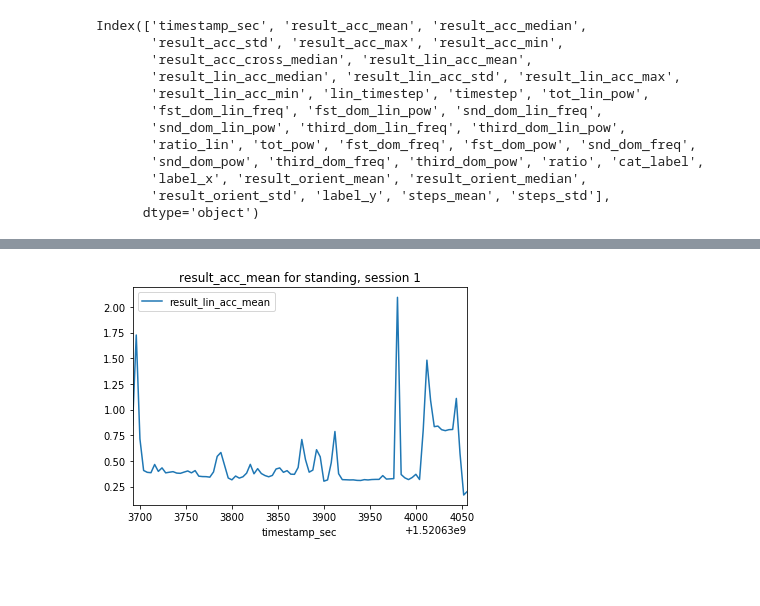
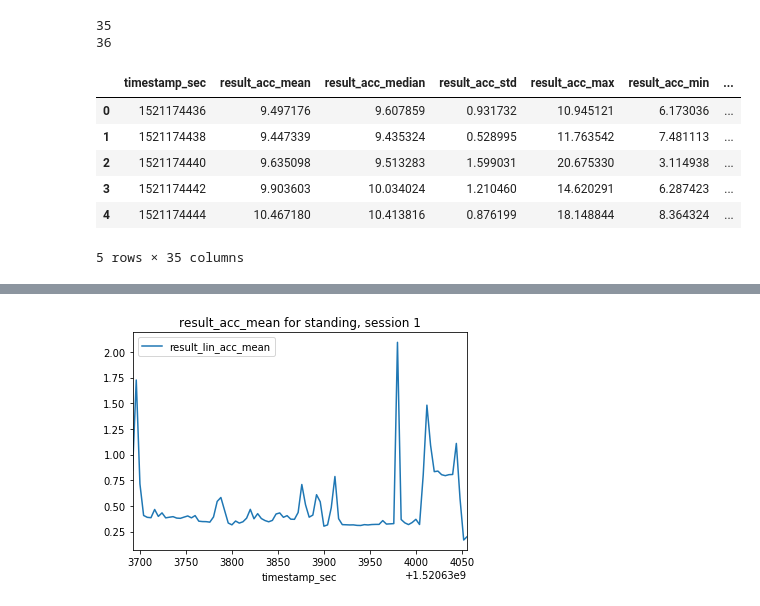
Before and after one commit to rac040/CS205, a Jupyter notebook: data-vis.ipynb, the cells around one changed output, grey strips where cells are left out. Saved outputs shown, nothing was run; the diff lists cells and outputs as text; code cells hidden in the pictures; blank space fills up the shorter version.

```diff
--- a/data-vis.ipynb
+++ b/data-vis.ipynb
@@ -1,61 +1,91 @@
 # %%
 import numpy as np
 import pandas as pd
+import datetime
 %matplotlib inline
 
 # may need to change this line to match your local dir
 FEATURE_PATH = './Data/Processed/train_features.csv'
 TEST_FEATURE_PATH = './Data/Processed/test_features.csv'
-WINDOW_SIZE = 4 #seconds
+WINDOW_SIZE = 2 #seconds
 
 data = pd.read_csv(FEATURE_PATH)
 test_data = pd.read_csv(TEST_FEATURE_PATH)
-
+test_data = test_data.dropna(axis=1)
 
 features = ['result_acc_mean', 'result_acc_median', 'result_acc_std', 'result_lin_acc_mean', 'result_lin_acc_median', 'result_lin_acc_std']
 
 labels = ['standing', 'sitting', 'walking', 'laying_down']
 
 def plot_data(label, feature):
-    specific_data = data[data['label'] == label]
+    specific_data = data[data['label_x'] == label]
     #get a slice
 
     first_idx = 0
     count = 0
     # b.plot(subplots=True)
     idx = 1
     while True:
 #         print(count)
         count = count + 1
         val = specific_data['timestamp_sec'].iloc[first_idx]
-
+        date = datetime.datetime.fromtimestamp(val).strftime('%Y-%m-%d %H:%M:%S')
+#         print(date)
         while val + WINDOW_SIZE == specific_data['timestamp_sec'].iloc[idx]:
             val = specific_data['timestamp_sec'].iloc[idx]
             idx = idx + 1
             if idx == len(specific_data):
                 break
 
         last_idx = idx
 #         print('plotting ', first_idx, ' ', last_idx)
-        c = specific_data[first_idx:last_idx].plot(x = 'timestamp_sec', y= feature, title='result_acc_mean for ' + label + ', session ' + str(count))
+        c = specific_data[first_idx:last_idx].plot(x = 'timestamp_sec', y= feature, title='result_acc_mean for ' + label + ', session ' + str(count) + '\n' + date)
+
+        first_idx = idx
+        idx = idx + 1
+        if idx >= len(specific_data):
+            break
+
+def plot_test_data(label, feature):
+    specific_data = test_data[test_data['label_x'] == label]
+    #get a slice
+
+    first_idx = 0
+    count = 0
+    # b.plot(subplots=True)
+    idx = 1
+    while True:
+#         print(count)
+        count = count + 1
+        val = specific_data['timestamp_sec'].iloc[first_idx]
+        date = datetime.datetime.fromtimestamp(val).strftime('%Y-%m-%d %H:%M:%S')
+#         print(date)
+        while val + WINDOW_SIZE == specific_data['timestamp_sec'].iloc[idx]:
+            val = specific_data['timestamp_sec'].iloc[idx]
+            idx = idx + 1
+            if idx == len(specific_data):
+                break
+
+        last_idx = idx
+#         print('plotting ', first_idx, ' ', last_idx)
+        c = specific_data[first_idx:last_idx].plot(x = 'timestamp_sec', y= feature, title='result_acc_mean for ' + label + ', session ' + str(count) + '\n' + date)
 
         first_idx = idx
         idx = idx + 1
         if idx >= len(specific_data):
             break
 
 data = data.drop(columns=['steps_mean', 'steps_std'])
-test_data.keys()
+print(len(test_data.keys()))
+print(len(data.keys()))
+test_data.head()
 # %% [output]
-Index(['timestamp_sec', 'result_acc_mean', 'result_acc_median',
-       'result_acc_std', 'result_acc_max', 'result_acc_min',
-       'result_acc_cross_median', 'result_lin_acc_mean',
-       'result_lin_acc_median', 'result_lin_acc_std', 'result_lin_acc_max',
-       'result_lin_acc_min', 'lin_timestep', 'timestep', 'tot_lin_pow',
-       'fst_dom_lin_freq', 'fst_dom_lin_pow', 'snd_dom_lin_freq',
-       'snd_dom_lin_pow', 'third_dom_lin_freq', 'third_dom_lin_pow',
-       'ratio_lin', 'tot_pow', 'fst_dom_freq', 'fst_dom_pow', 'snd_dom_freq',
-       'snd_dom_pow', 'third_dom_freq', 'third_dom_pow', 'ratio', 'cat_label',
-       'label_x', 'result_orient_mean', 'result_orient_median',
-       'result_orient_std', 'label_y', 'steps_mean', 'steps_std'],
-      dtype='object')
+35
+36
+|  | timestamp_sec | result_acc_mean | result_acc_median | result_acc_std | result_acc_max | result_acc_min | ... |
+| 0 | 1521174436 | 9.497176 | 9.607859 | 0.931732 | 10.945121 | 6.173036 | ... |
+| 1 | 1521174438 | 9.447339 | 9.435324 | 0.528995 | 11.763542 | 7.481113 | ... |
+| 2 | 1521174440 | 9.635098 | 9.513283 | 1.599031 | 20.675330 | 3.114938 | ... |
+| 3 | 1521174442 | 9.903603 | 10.034024 | 1.210460 | 14.620291 | 6.287423 | ... |
+| 4 | 1521174444 | 10.467180 | 10.413816 | 0.876199 | 18.148844 | 8.364324 | ... |
+5 rows × 35 columns
```
Also changed, not shown: parts of 3 cells of this notebook, 2 other files.
